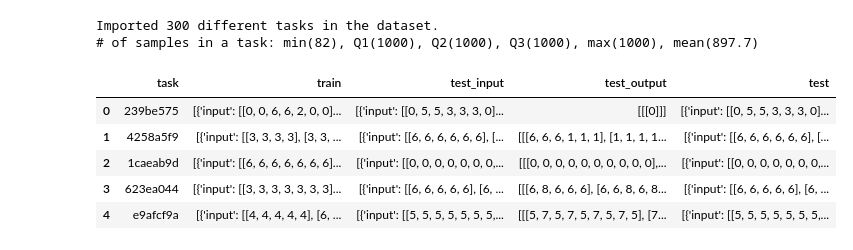
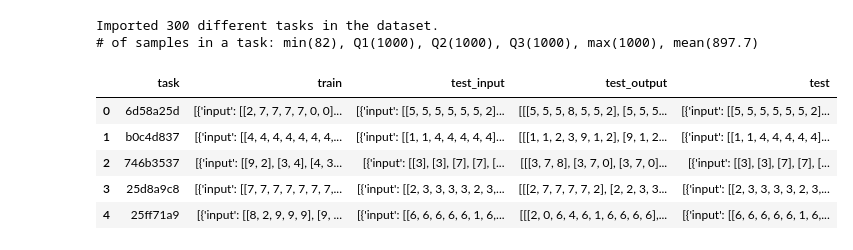
Before and after one commit to gs20119/ArcProject, a Jupyter notebook: train_qwen.ipynb, the cells around one changed output. Saved outputs shown, nothing was run; the diff lists cells and outputs as text; code cells hidden in the pictures.

```diff
--- a/train_qwen.ipynb
+++ b/train_qwen.ipynb
@@ -18,19 +18,19 @@ from datasets import Dataset
 from utils import render_grid
 # %%
 # prepare the test dataset
-data_path = "dataset"
+data_path = "/workspace/dataset"
 dataset, task_list = load_data(data_path)
 df300 = sample_data(dataset, task_list, n_row=30000)
 df300.head(5)
 # %% [output]
 Imported 300 different tasks in the dataset.
 # of samples in a task: min(82), Q1(1000), Q2(1000), Q3(1000), max(1000), mean(897.7)
 |  | task | train | test_input | test_output | test |
-| 0 | 239be575 | [{'input': [[0, 0, 6, 6, 2, 0, 0]... | [{'input': [[0, 5, 5, 3, 3, 3, 0]... | [[[0]]] | [{'input': [[0, 5, 5, 3, 3, 3, 0]... |
-| 1 | 4258a5f9 | [{'input': [[3, 3, 3, 3], [3, 3, ... | [{'input': [[6, 6, 6, 6, 6, 6], [... | [[[6, 6, 6, 1, 1, 1], [1, 1, 1, 1... | [{'input': [[6, 6, 6, 6, 6, 6], [... |
-| 2 | 1caeab9d | [{'input': [[6, 6, 6, 6, 6, 6, 6]... | [{'input': [[0, 0, 0, 0, 0, 0, 0,... | [[[0, 0, 0, 0, 0, 0, 0, 0, 0, 0],... | [{'input': [[0, 0, 0, 0, 0, 0, 0,... |
-| 3 | 623ea044 | [{'input': [[3, 3, 3, 3, 3, 3, 3]... | [{'input': [[6, 6, 6, 6, 6], [6, ... | [[[6, 8, 6, 6, 6], [6, 6, 8, 6, 8... | [{'input': [[6, 6, 6, 6, 6], [6, ... |
-| 4 | e9afcf9a | [{'input': [[4, 4, 4, 4, 4], [6, ... | [{'input': [[5, 5, 5, 5, 5, 5, 5,... | [[[5, 7, 5, 7, 5, 7, 5, 7, 5], [7... | [{'input': [[5, 5, 5, 5, 5, 5, 5,... |
+| 0 | 6d58a25d | [{'input': [[2, 7, 7, 7, 7, 0, 0]... | [{'input': [[5, 5, 5, 5, 5, 5, 2]... | [[[5, 5, 5, 8, 5, 5, 2], [5, 5, 5... | [{'input': [[5, 5, 5, 5, 5, 5, 2]... |
+| 1 | b0c4d837 | [{'input': [[4, 4, 4, 4, 4, 4, 4,... | [{'input': [[1, 1, 4, 4, 4, 4, 4]... | [[[1, 1, 2, 3, 9, 1, 2], [9, 1, 2... | [{'input': [[1, 1, 4, 4, 4, 4, 4]... |
+| 2 | 746b3537 | [{'input': [[9, 2], [3, 4], [4, 3... | [{'input': [[3], [3], [7], [7], [... | [[[3, 7, 8], [3, 7, 0], [3, 7, 0]... | [{'input': [[3], [3], [7], [7], [... |
+| 3 | 25d8a9c8 | [{'input': [[7, 7, 7, 7, 7, 7, 7,... | [{'input': [[2, 3, 3, 3, 3, 2, 3,... | [[[2, 7, 7, 7, 7, 2], [2, 2, 3, 3... | [{'input': [[2, 3, 3, 3, 3, 2, 3,... |
+| 4 | 25ff71a9 | [{'input': [[8, 2, 9, 9, 9], [9, ... | [{'input': [[6, 6, 6, 6, 6, 1, 6,... | [[[2, 0, 6, 4, 6, 1, 6, 6, 6, 6],... | [{'input': [[6, 6, 6, 6, 6, 1, 6,... |
 # %%
 # prepare samples for each task
 task_samples = []
```
Also changed, not shown: parts of 7 cells of this notebook, 5 other files.
